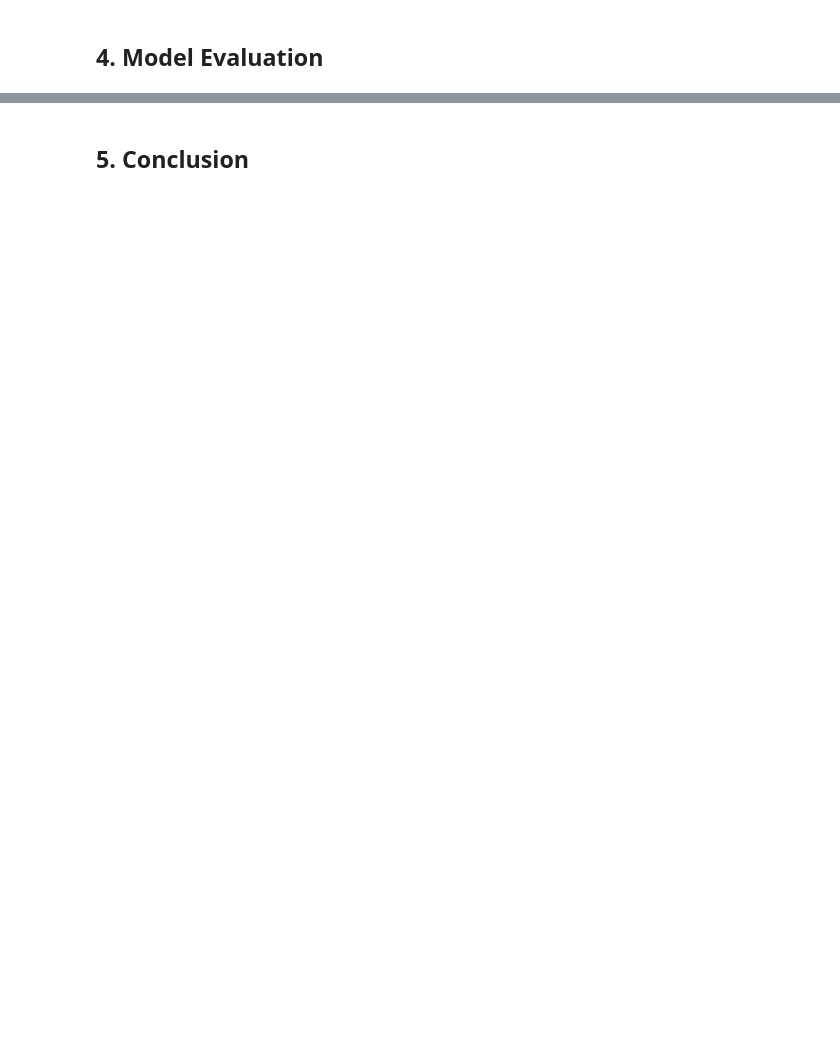
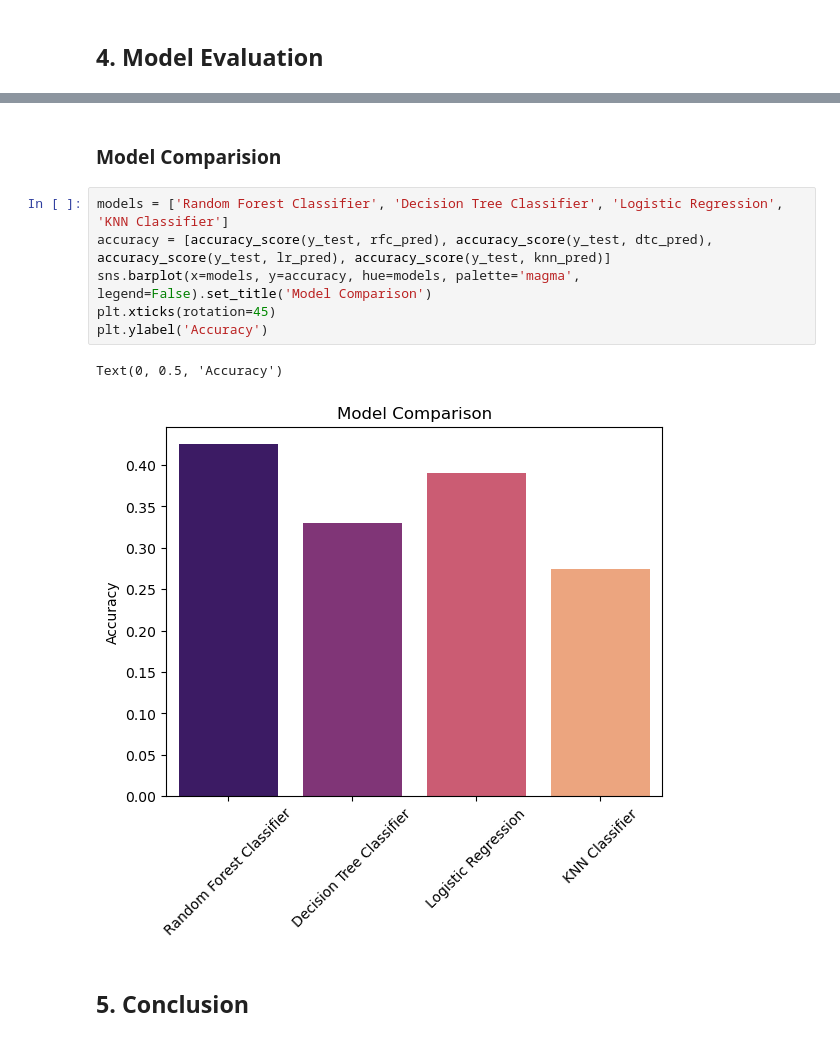
Before and after one commit to charles001203/My-Data-Science-Projects, a Jupyter notebook: Student-Mental-Health-Analysis/Student-Mental-Health-Analysis.ipynb, the cells around one changed output, grey strips where cells are left out. Drawn from its saved outputs; the diff is of its cells as text; blank space fills up the shorter version.

```diff
--- a/Student-Mental-Health-Analysis/Student-Mental-Health-Analysis.ipynb
+++ b/Student-Mental-Health-Analysis/Student-Mental-Health-Analysis.ipynb
@@ -354,2 +491,13 @@ rfc_pred = rfc.predict(X_test)
+# %% [markdown]
+### Model Comparision
+# %%
+models = ['Random Forest Classifier', 'Decision Tree Classifier', 'Logistic Regression', 'KNN Classifier']
+accuracy = [accuracy_score(y_test, rfc_pred), accuracy_score(y_test, dtc_pred), accuracy_score(y_test, lr_pred), accuracy_score(y_test, knn_pred)]
+sns.barplot(x=models, y=accuracy, hue=models, palette='magma', legend=False).set_title('Model Comparison')
+plt.xticks(rotation=45)
+plt.ylabel('Accuracy')
+# %% [output]
+Text(0, 0.5, 'Accuracy')
+[figure, added]
 # %% [markdown]
 ## 5. Conclusion
```
Also changed, not shown: parts of 28 cells of this notebook.
